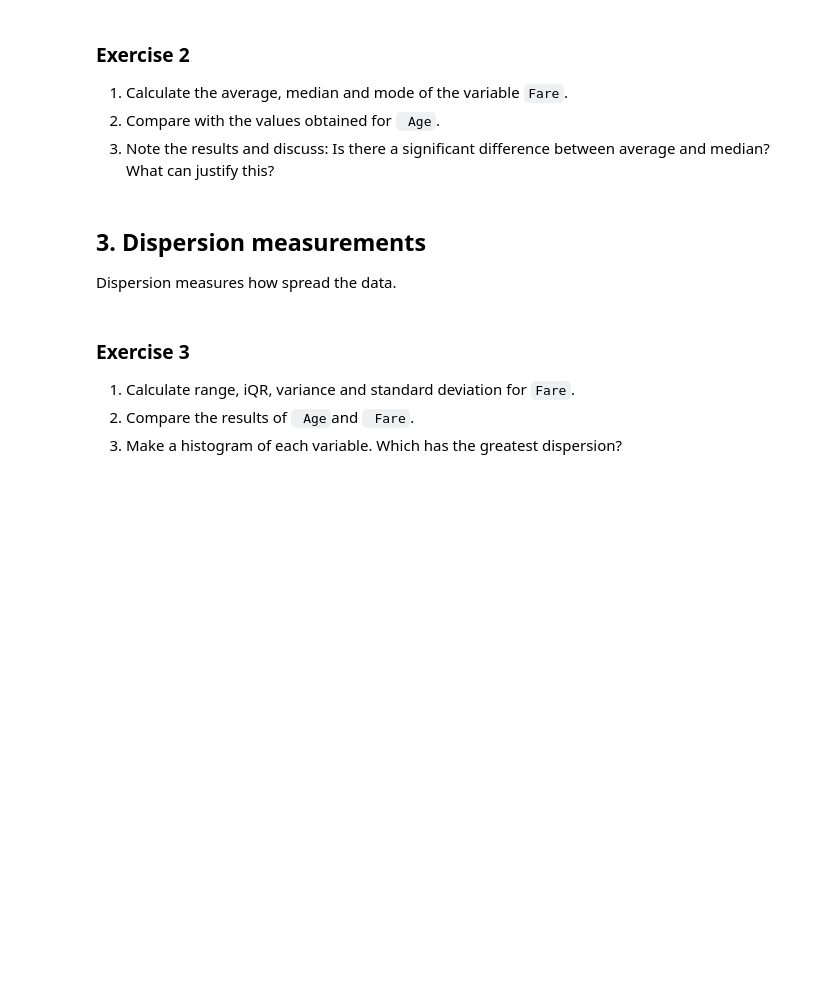
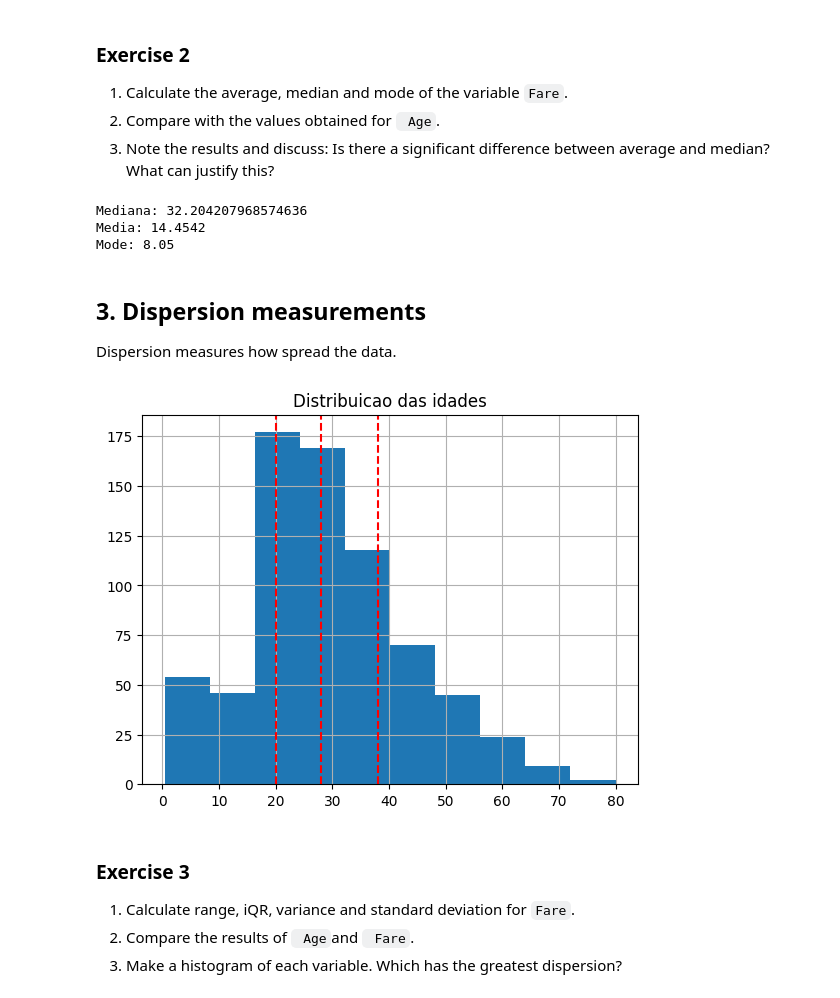
Before and after one commit to TelmaJunqueira20/Aula3-2025, a Jupyter notebook: Week_3/ds-pr-week-3-student.ipynb, the cells around one changed output. Cells and saved outputs as stored; diff of their text form; code cells hidden in the pictures; blank space fills up the shorter version.

```diff
--- a/Week_3/ds-pr-week-3-student.ipynb
+++ b/Week_3/ds-pr-week-3-student.ipynb
@@ -39,11 +80,28 @@ Let's calculate average, median and mode for some numerical variables.
 1. Calculate the average, median and mode of the variable `Fare`.
 2. Compare with the values obtained for ` Age`.
 3. Note the results and discuss: Is there a significant difference between average and median? What can justify this?
+# %%
+print(f'Mediana: {df['Fare'].mean()}')
+print(f'Media: {df['Fare'].quantile(0.50)}')
+print(f'Mode: {df['Fare'].mode()[0]}')
+# %% [output]
+Mediana: 32.204207968574636
+Media: 14.4542
+Mode: 8.05
 # %% [markdown]
 ## 3. Dispersion measurements
 Dispersion measures how spread the data.
 # %%
+from matplotlib.lines import lineStyles
 # Example with Age
+df['Age'].hist()
+plt.title('Distribuicao das idades')
+plt.axvline(df['Age'].quantile(0.25), color = 'r', linestyle = '--')
+plt.axvline(df['Age'].quantile(0.50), color = 'r', linestyle = '--')
+plt.axvline(df['Age'].quantile(0.75), color = 'r', linestyle = '--')
+plt.show()
+# %% [output]
+[figure, added]
 # %% [markdown]
 ### Exercise 3
 1. Calculate range, iQR, variance and standard deviation for `Fare`.
```
Also changed, not shown: parts of 15 cells of this notebook.
